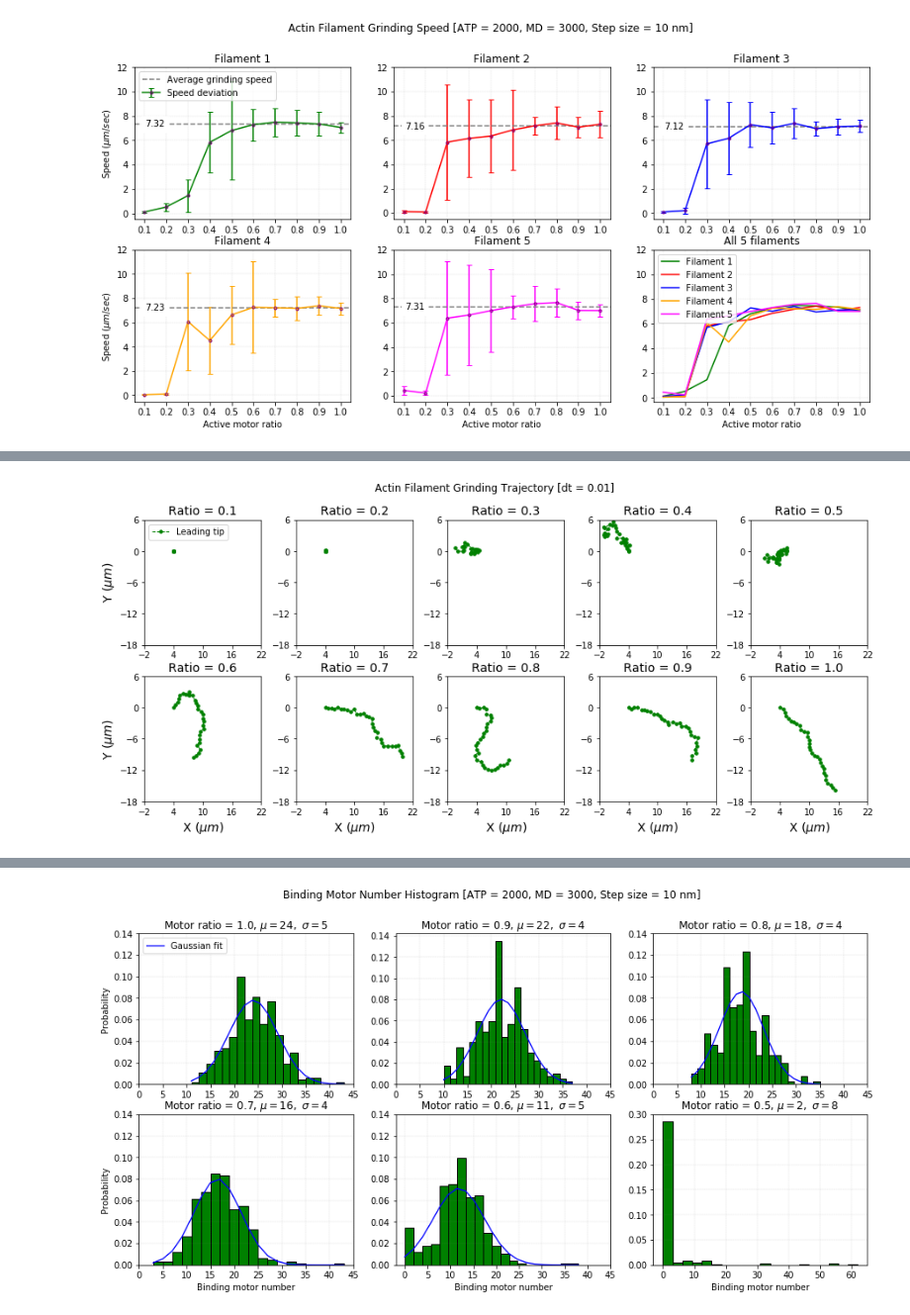
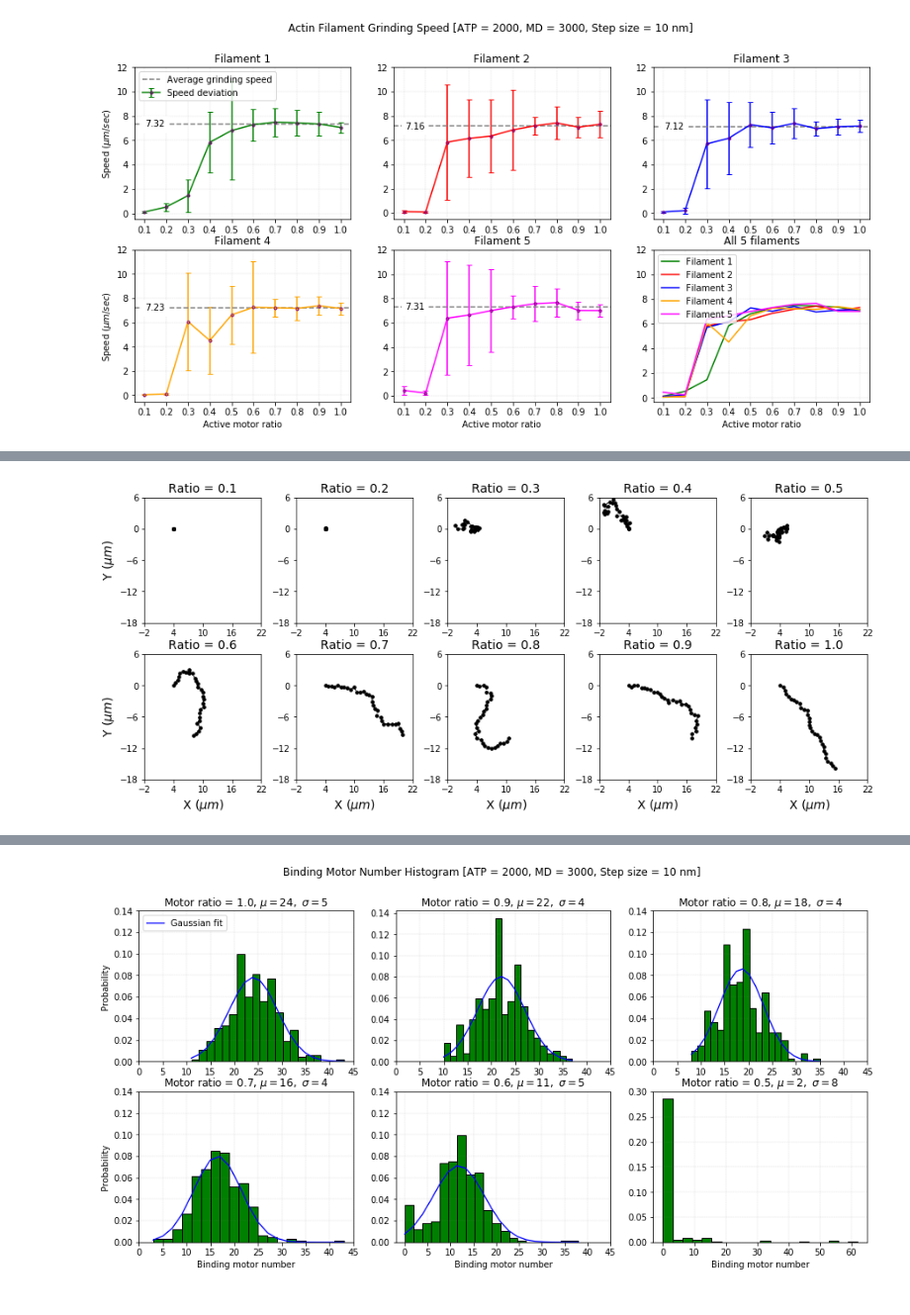
Before and after one commit to SamMachariaPhD/simulate201819, a Jupyter notebook: AFsSpeeds.ipynb, the cells around one changed output, grey strips where cells are left out. Shown at 99% size. Cells and saved outputs as stored; diff of their text form; code cells hidden in the pictures.

```diff
--- a/AFsSpeeds.ipynb
+++ b/AFsSpeeds.ipynb
@@ -200,79 +202,80 @@ plt.savefig('allAvSpeed.svg',fmt='svg',dip=500,bbox_inches='tight')
 # %%
 plt.figure(figsize=(15,6))
 #plt.axis('tight')
-plt.suptitle('Actin Filament Grinding Trajectory [dt = 0.01]')
+#plt.suptitle('Actin Filament Grinding Trajectory [dt = 0.01]')
 plt.subplots_adjust(wspace=0.3)
 plt.subplots_adjust(hspace=0.25)
 plt.axes().set_aspect('equal')
 
 plt.subplot(2,5,1)
-plt.plot(df01['x'],df01['y'], label='Leading tip', color='green', marker='.', linestyle='dashed', linewidth=1, markersize=7)
+plt.plot(df01['x'],df01['y'], label='Leading tip', color='black', marker='.', linestyle='dashed', linewidth=1, markersize=7)
 plt.xticks(np.arange(-2,25,step=6))
 plt.yticks(np.arange(-18,7,step=6))
 plt.ylabel('Y ($\mu m$)', fontsize=14)
 plt.title('Ratio = 0.1', fontsize=14)
-plt.legend(loc='upper left')
+#plt.legend(loc='upper left')
 
 plt.subplot(2,5,2)
-plt.plot(df02['x'],df02['y'], color='green', marker='.', linestyle='dashed', linewidth=1, markersize=7)
+plt.plot(df02['x'],df02['y'], color='black', marker='.', linestyle='dashed', linewidth=1, markersize=7)
 plt.xticks(np.arange(-2,25,step=6))
 plt.yticks(np.arange(-18,7,step=6))
 plt.title('Ratio = 0.2', fontsize=14)
 
 plt.subplot(2,5,3)
-plt.plot(df03['x'],df03['y'], color='green', marker='.', linestyle='dashed', linewidth=1, markersize=7)
+plt.plot(df03['x'],df03['y'], color='black', marker='.', linestyle='dashed', linewidth=1, markersize=7)
 plt.xticks(np.arange(-2,25,step=6))
 plt.yticks(np.arange(-18,7,step=6))
 plt.title('Ratio = 0.3', fontsize=14)
 
 plt.subplot(2,5,4)
-plt.plot(df04['x'],df04['y'], color='green', marker='.', linestyle='dashed', linewidth=1, markersize=7)
+plt.plot(df04['x'],df04['y'], color='black', marker='.', linestyle='dashed', linewidth=1, markersize=7)
 plt.xticks(np.arange(-2,25,step=6))
 plt.yticks(np.arange(-18,7,step=6))
 plt.title('Ratio = 0.4', fontsize=14)
 
 plt.subplot(2,5,5)
-plt.plot(df05['x'],df05['y'], color='green', marker='.', linestyle='dashed', linewidth=1, markersize=7)
+plt.plot(df05['x'],df05['y'], color='black', marker='.', linestyle='dashed', linewidth=1, markersize=7)
 plt.xticks(np.arange(-2,25,step=6))
 plt.yticks(np.arange(-18,7,step=6))
 plt.title('Ratio = 0.5', fontsize=14)
 
 plt.subplot(2,5,6)
-plt.plot(df06['x'],df06['y'], color='green', marker='.', linestyle='dashed', linewidth=1, markersize=7)
+plt.plot(df06['x'],df06['y'], color='black', marker='.', linestyle='dashed', linewidth=1, markersize=7)
 plt.xticks(np.arange(-2,25,step=6))
 plt.yticks(np.arange(-18,7,step=6))
 plt.xlabel('X ($\mu m$)', fontsize=14)
 plt.ylabel('Y ($\mu m$)', fontsize=14)
 plt.title('Ratio = 0.6', fontsize=14)
 
 plt.subplot(2,5,7)
-plt.plot(df07['x'],df07['y'], color='green', marker='.', linestyle='dashed', linewidth=1, markersize=7)
+plt.plot(df07['x'],df07['y'], color='black', marker='.', linestyle='dashed', linewidth=1, markersize=7)
 plt.xticks(np.arange(-2,25,step=6))
 plt.yticks(np.arange(-18,7,step=6))
 plt.xlabel('X ($\mu m$)', fontsize=14)
 plt.title('Ratio = 0.7', fontsize=14)
 
 plt.subplot(2,5,8)
-plt.plot(df08['x'],df08['y'], color='green', marker='.', linestyle='dashed', linewidth=1, markersize=7)
+plt.plot(df08['x'],df08['y'], color='black', marker='.', linestyle='dashed', linewidth=1, markersize=7)
 plt.xticks(np.arange(-2,25,step=6))
 plt.yticks(np.arange(-18,7,step=6))
 plt.xlabel('X ($\mu m$)', fontsize=14)
 plt.title('Ratio = 0.8', fontsize=14)
 
 plt.subplot(2,5,9)
-plt.plot(df09['x'],df09['y'], color='green', marker='.', linestyle='dashed', linewidth=1, markersize=7)
+plt.plot(df09['x'],df09['y'], color='black', marker='.', linestyle='dashed', linewidth=1, markersize=7)
 plt.xticks(np.arange(-2,25,step=6))
 plt.yticks(np.arange(-18,7,step=6))
 plt.xlabel('X ($\mu m$)', fontsize=14)
 plt.title('Ratio = 0.9', fontsize=14)
 
 plt.subplot(2,5,10)
-plt.plot(df10['x'],df10['y'], color='green', marker='.', linestyle='dashed', linewidth=1, markersize=7)
+plt.plot(df10['x'],df10['y'], color='black', marker='.', linestyle='dashed', linewidth=1, markersize=7)
 plt.xticks(np.arange(-2,25,step=6))
 plt.yticks(np.arange(-18,7,step=6))
 plt.xlabel('X ($\mu m$)', fontsize=14)
 plt.title('Ratio = 1.0', fontsize=14)
 
-plt.savefig('allTraj.svg',fmt='svg',dip=500,bbox_inches='tight')
+#plt.savefig('allTraj.svg',fmt='svg',dip=500,bbox_inches='tight')
+plt.savefig('allTraj.png',fmt='png',dip=700,bbox_inches='tight')
 # %% [output]
-[figure, old version]
+[figure, new version]
```
Also changed, not shown: parts of 6 cells of this notebook, 11 other files.
